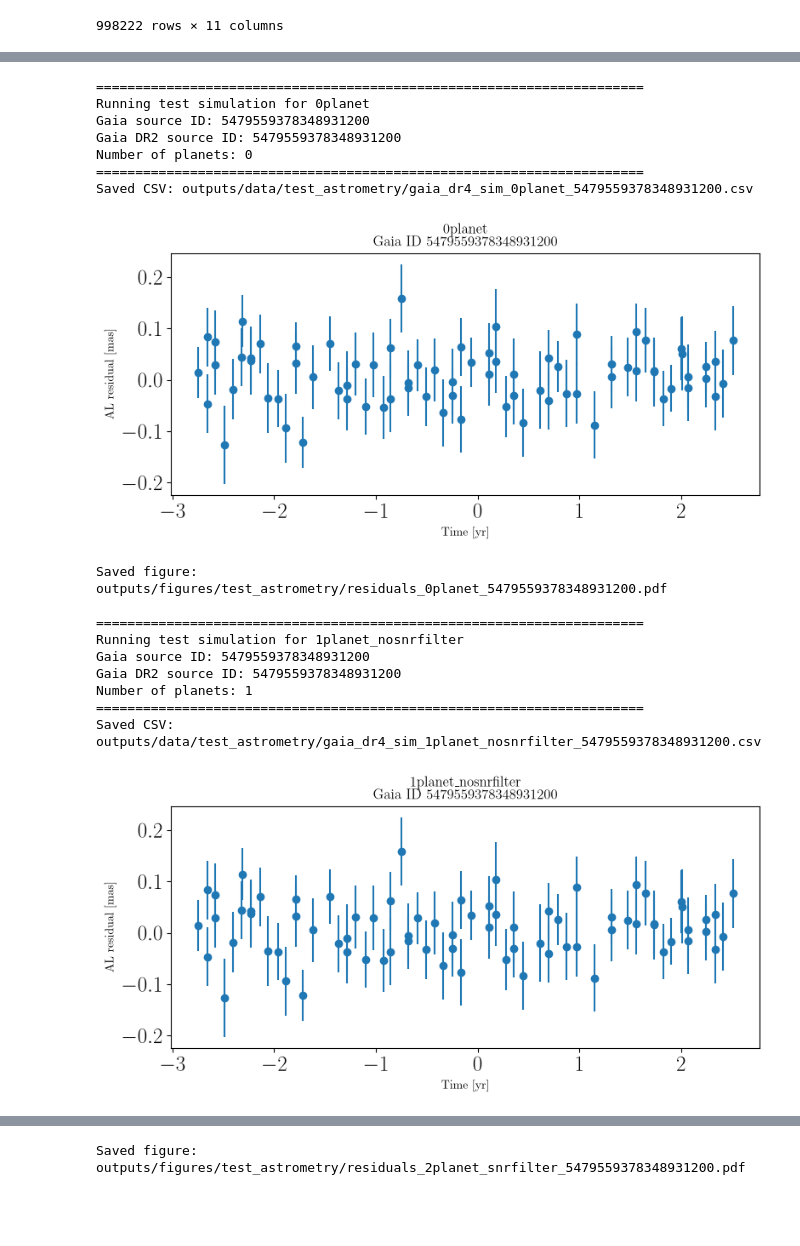
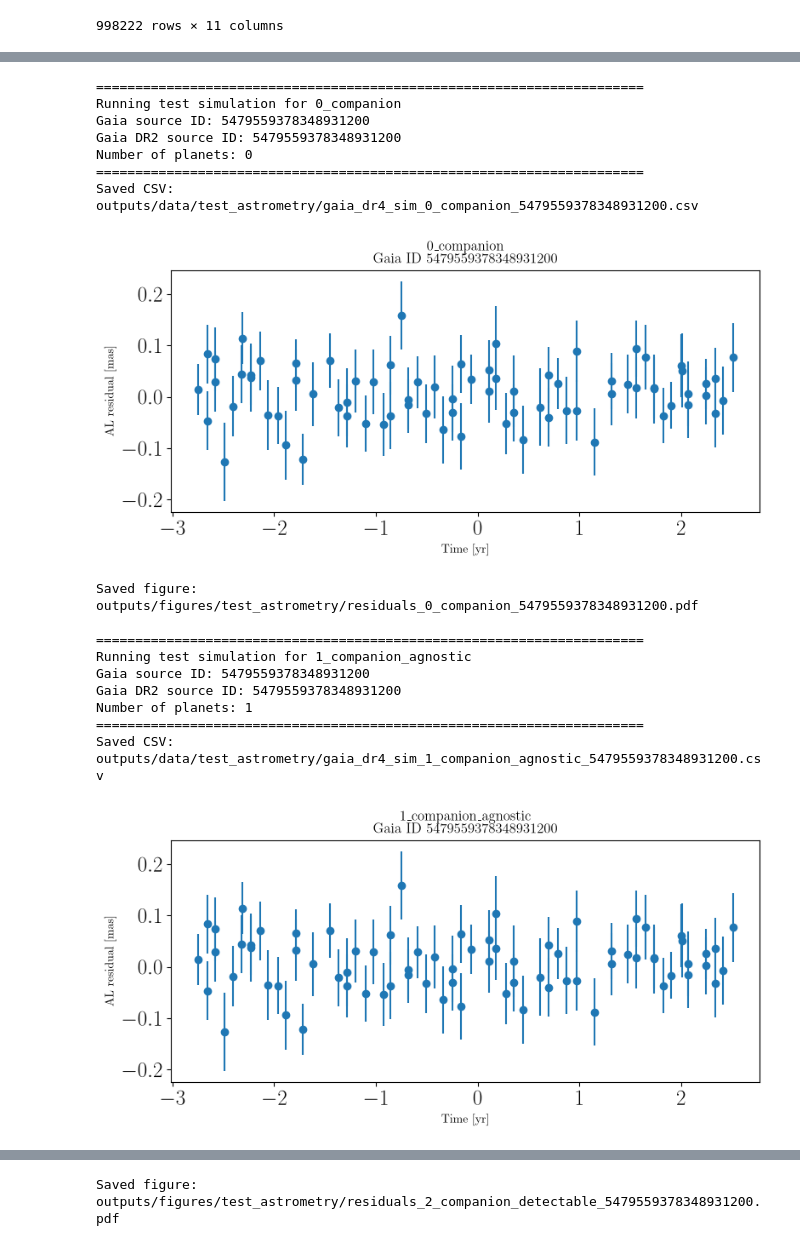
Before and after one commit to adrn/epochalypse, a Jupyter notebook: sim_astrometry.ipynb, the cells around one changed output, grey strips where cells are left out. Drawn from its saved outputs; the diff is of its cells as text; code cells hidden in the pictures; blank space fills up the shorter version.

Commit message:
fix reported errors to per fov and h5 generation

```diff
--- a/sim_astrometry.ipynb
+++ b/sim_astrometry.ipynb
@@ -686,6 +688,12 @@ def load_planet_systems_from_csv(csv_path, n_planets=1):
                 "omega": np.deg2rad(row["omega"]),
                 "M0": np.deg2rad(row["M_anom"]),
                 "Mp_sun": row["mass_pl"] * MJUP_TO_MSUN,
+                # carried-through detectability (per companion)
+                "period": row["period"],
+                "alpha_mas": row["alpha_mas"],
+                "snr_single": row["snr_single"],
+                "snr_eff": row["snr_eff"],
+                "snr_total": row["snr_total"],
             })
 
         # --------------------------------------------------
@@ -703,6 +711,12 @@ def load_planet_systems_from_csv(csv_path, n_planets=1):
                     "omega": np.deg2rad(row[f"omega_{idx}"]),
                     "M0": np.deg2rad(row[f"M_anom_{idx}"]),
                     "Mp_sun": row[f"mass_pl_{idx}"] * MJUP_TO_MSUN,
+                    # carried-through detectability (per companion)
+                    "period": row[f"period_{idx}"],
+                    "alpha_mas": row[f"alpha_{idx}_mas"],
+                    "snr_single": row[f"snr_single_{idx}"],
+                    "snr_eff": row[f"snr_eff_{idx}"],
+                    "snr_total": row[f"snr_total_{idx}"],
                 })
 
         else:
@@ -710,11 +724,19 @@ def load_planet_systems_from_csv(csv_path, n_planets=1):
                 "n_planets must be either 1 or 2"
             )
 
-        systems.append({
+        system_record = {
             "gaia_source_id": gaia_id,
             "source_id_dr2": source_id_dr2,
             "planets": planets,
-        })
+        }
+
+        # carried-through per-system catalog columns (present in the population CSV)
+        for _col in ("sigma_single_mas", "n_transits_dr4", "generation_seed",
+                     "P_ratio", "near_2_1", "near_3_2", "near_resonance", "coplanar"):
+            if _col in df.columns:
+                system_record[_col] = row[_col]
+
+        systems.append(system_record)
 
     return systems
 
@@ -757,22 +779,22 @@ systems0_planet = load_single_star_systems_from_csv(
 )
 
 systems1_planet_nosnrfilter = load_planet_systems_from_csv(
-    "outputs/data/agnostic_pop_1planet_nosnrfilter.csv",
+    "outputs/data/1_companion_agnostic.csv",
     n_planets=1
 )
 
 systems1_planet_snrfilter = load_planet_systems_from_csv(
-    "outputs/data/agnostic_pop_1planet_snrfilter.csv",
+    "outputs/data/1_companion_detectable.csv",
     n_planets=1
 )
 
 systems2_planet_nosnrfilter = load_planet_systems_from_csv(
-    "outputs/data/agnostic_pop_2planet_nosnrfilter.csv",
+    "outputs/data/2_companion_agnostic.csv",
     n_planets=2
 )
 
 systems2_planet_snrfilter = load_planet_systems_from_csv(
-    "outputs/data/agnostic_pop_2planet_snrfilter.csv",
+    "outputs/data/2_companion_detectable.csv",
     n_planets=2
 )
 
@@ -814,11 +837,11 @@ for id_col in ["gaia_source_id", "source_id_dr2"]:
 
 
 test_populations = {
-    "0planet": systems0_planet,
-    "1planet_nosnrfilter": systems1_planet_nosnrfilter,
-    "1planet_snrfilter": systems1_planet_snrfilter,
-    "2planet_nosnrfilter": systems2_planet_nosnrfilter,
-    "2planet_snrfilter": systems2_planet_snrfilter,
+    "0_companion": systems0_planet,
+    "1_companion_agnostic": systems1_planet_nosnrfilter,
+    "1_companion_detectable": systems1_planet_snrfilter,
+    "2_companion_agnostic": systems2_planet_nosnrfilter,
+    "2_companion_detectable": systems2_planet_snrfilter,
 }
 
 os.makedirs("outputs/data/test_astrometry/", exist_ok=True)
@@ -868,43 +891,43 @@ for pop_name, systems in test_populations.items():
     print(f"Saved CSV: {csv_path}")
 
     # Quick residual plot
     plt.figure(figsize=(8, 4))
     plt.errorbar(
         result["t"],
         result["al_true"] - result["al_obs"],
         marker="o",
         ls="",
         yerr=result["sigma_UEVA"],
     )
     plt.xlabel("Time [yr]")
     plt.ylabel("AL residual [mas]")
     plt.title(f"{pop_name}\nGaia ID {gaia_source_id}")
     plt.tight_layout()
 
     fig_path = f"outputs/figures/test_astrometry/residuals_{pop_name}_{gaia_source_id}.pdf"
     plt.savefig(fig_path)
     plt.show()
 
     print(f"Saved figure: {fig_path}")
 
     # Your existing diagnostic plot
     #plot_residuals_with_errors(result)
 # %% [output]
 ======================================================================
-Running test simulation for 0planet
+Running test simulation for 0_companion
 Gaia source ID: 5479559378348931200
 Gaia DR2 source ID: 5479559378348931200
 Number of planets: 0
 ======================================================================
-Saved CSV: outputs/data/test_astrometry/gaia_dr4_sim_0planet_5479559378348931200.csv
+Saved CSV: outputs/data/test_astrometry/gaia_dr4_sim_0_companion_5479559378348931200.csv
-[figure, old version]
+[figure, new version]
-Saved figure: outputs/figures/test_astrometry/residuals_0planet_5479559378348931200.pdf
+Saved figure: outputs/figures/test_astrometry/residuals_0_companion_5479559378348931200.pdf
 
 ======================================================================
-Running test simulation for 1planet_nosnrfilter
+Running test simulation for 1_companion_agnostic
 Gaia source ID: 5479559378348931200
 Gaia DR2 source ID: 5479559378348931200
 Number of planets: 1
 ======================================================================
-Saved CSV: outputs/data/test_astrometry/gaia_dr4_sim_1planet_nosnrfilter_5479559378348931200.csv
+Saved CSV: outputs/data/test_astrometry/gaia_dr4_sim_1_companion_agnostic_5479559378348931200.csv
-[figure, old version]
+[figure, new version]
@@ -941,4 +964,4 @@ Saved CSV: outputs/data/test_astrometry/gaia_dr4_sim_2planet_snrfilter_547955937
-Saved figure: outputs/figures/test_astrometry/residuals_2planet_snrfilter_5479559378348931200.pdf
+Saved figure: outputs/figures/test_astrometry/residuals_2_companion_detectable_5479559378348931200.pdf
 # %%
 import os
 import pandas as pd
```
Also changed, not shown: parts of 10 cells of this notebook.
